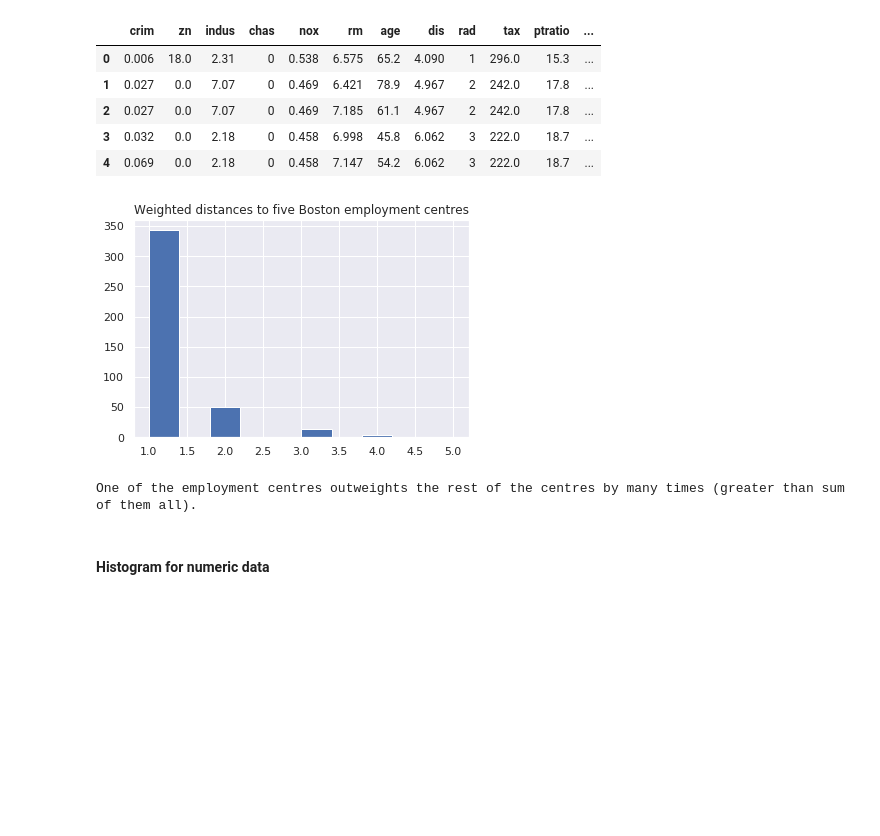
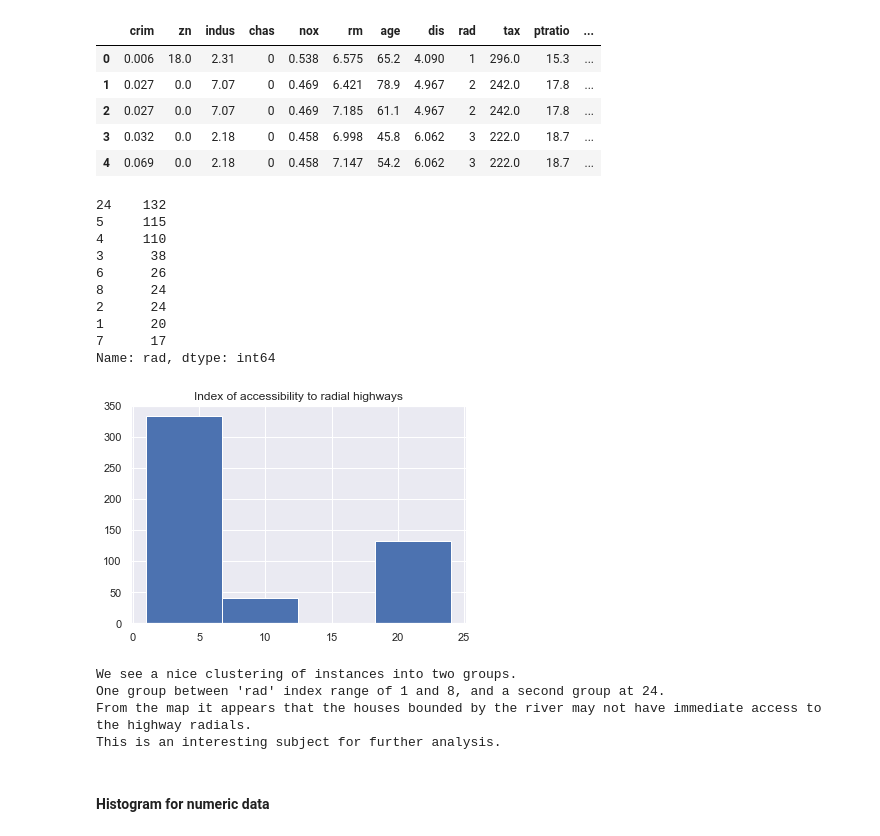
Before and after one commit to neomatrix369/awesome-ai-ml-dl, a Jupyter notebook: notebooks/jupyter/data/01_Exploratory_Data_Analysis_(Do_we_know_our_data).ipynb, the cells around one changed output. Cells and saved outputs as stored; diff of their text form; code cells hidden in the pictures; blank space fills up the shorter version.

Commit message:
Fixed the issue with using 'dis' to calculate categorical values, scrapped it for a better field 'rad' and also added a graph to the sub-section 'Bar chart for categories'

```diff
--- a/notebooks/jupyter/data/01_Exploratory_Data_Analysis_(Do_we_know_our_data).ipynb
+++ b/notebooks/jupyter/data/01_Exploratory_Data_Analysis_(Do_we_know_our_data).ipynb
@@ -259,17 +262,34 @@ data.head()
 | 2 | 0.027 | 0.0 | 7.07 | 0 | 0.469 | 7.185 | 61.1 | 4.967 | 2 | 242.0 | 17.8 | ... |
 | 3 | 0.032 | 0.0 | 2.18 | 0 | 0.458 | 6.998 | 45.8 | 6.062 | 3 | 222.0 | 18.7 | ... |
 | 4 | 0.069 | 0.0 | 2.18 | 0 | 0.458 | 7.147 | 54.2 | 6.062 | 3 | 222.0 | 18.7 | ... |
-# %%
-class_counts = pd.value_counts(data["dis"])
-plt.hist(class_counts, bins = 10)
-plt.title('Weighted distances to five Boston employment centres')
-plt.show()
-
-print()
-print("One of the employment centres outweights the rest of the centres by many times (greater than sum of them all).")
-# %% [output]
-[figure, removed]
-One of the employment centres outweights the rest of the centres by many times (greater than sum of them all).
+# %%
+class_counts = pd.value_counts(data["rad"])
+print(class_counts)
+plt.hist(data["rad"], bins=4)
+plt.title('Index of accessibility to radial highways')
+plt.show()
+
+print()
+print("We see a nice clustering of instances into two groups.")
+print("One group between 'rad' index range of 1 and 8, and a second group at 24.")
+print("From the map it appears that the houses bounded by the river may not have immediate access to the highway radials.")
+print("This is an interesting subject for further analysis.")
+# %% [output]
+24    132
+5     115
+4     110
+3      38
+6      26
+8      24
+2      24
+1      20
+7      17
+Name: rad, dtype: int64
+[figure, added]
+We see a nice clustering of instances into two groups.
+One group between 'rad' index range of 1 and 8, and a second group at 24.
+From the map it appears that the houses bounded by the river may not have immediate access to the highway radials.
+This is an interesting subject for further analysis.
 # %% [markdown]
 #### Histogram for numeric data
 # %%
```
Also changed, not shown: parts of 6 cells of this notebook.
